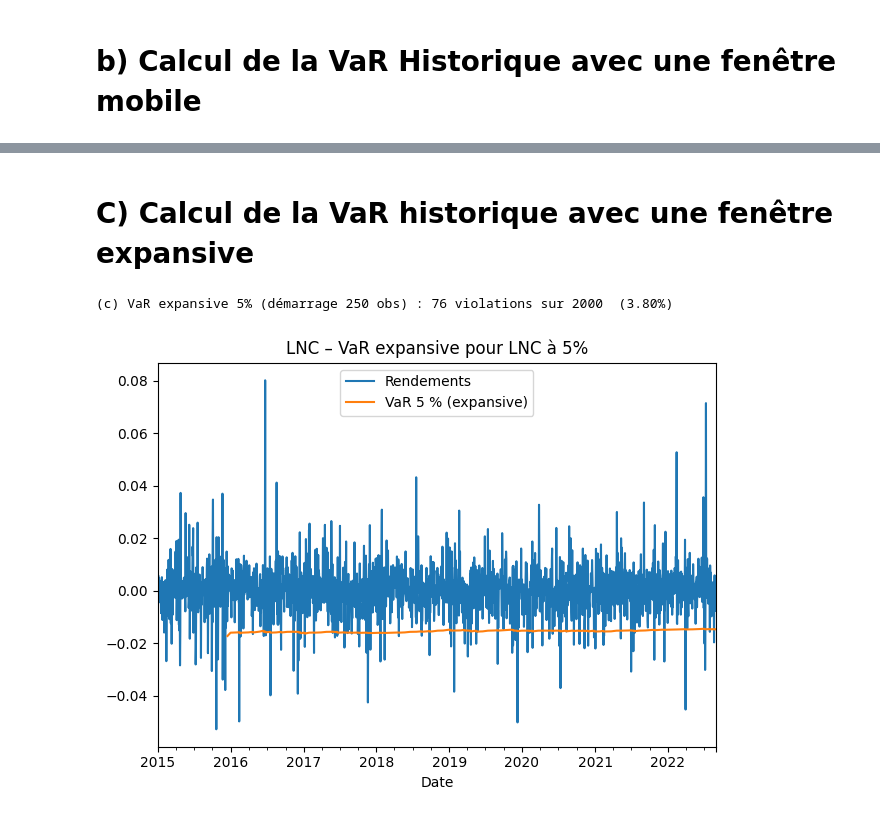
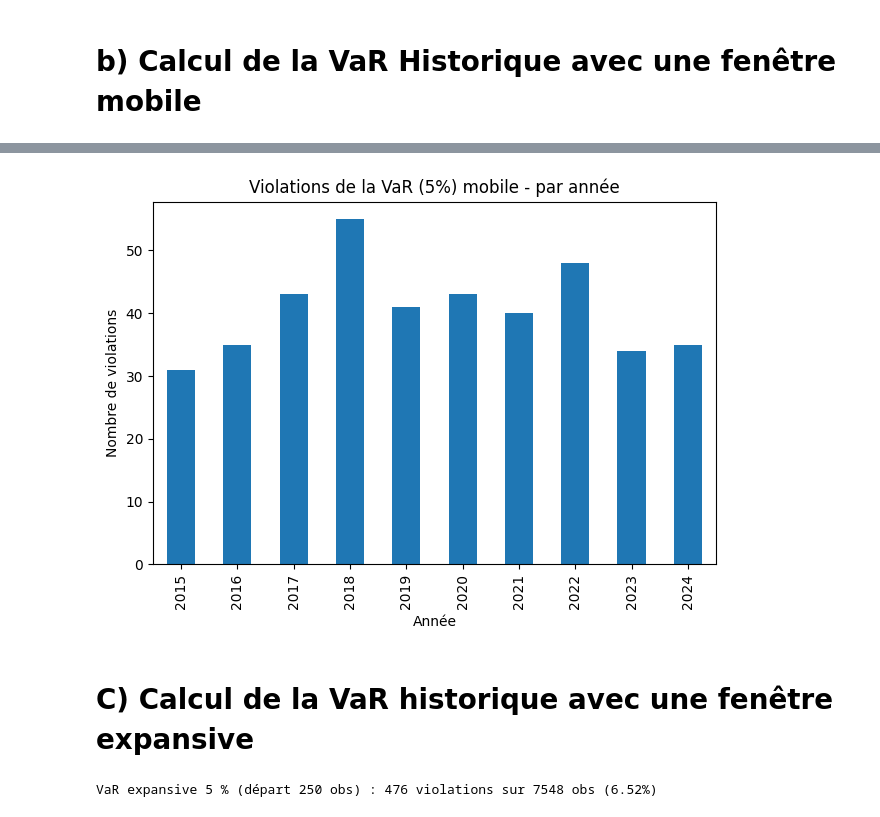
Before and after one commit to VincentD1209/TP1-ECONO, a Jupyter notebook: TP1 Q4.ipynb, the cells around one changed output, grey strips where cells are left out. Drawn from its saved outputs; the diff is of its cells as text; code cells hidden in the pictures.

```diff
--- a/TP1 Q4.ipynb
+++ b/TP1 Q4.ipynb
@@ -119,30 +132,27 @@ plt.show()
+# %%
+# b) histogramme annuel du nombre de violations
+viol_annuel = viol.dropna().astype(int).resample("Y").sum()
+
+plt.figure()
+viol_annuel.index = viol_annuel.index.year
+viol_annuel.plot(kind="bar")
+plt.title("Violations de la VaR (5%) mobile - par année")
+plt.xlabel("Année")
+plt.ylabel("Nombre de violations")
+plt.tight_layout()
+plt.show()
+# %% [output]
+[figure, added]
 # %% [markdown]
 # C) Calcul de la VaR historique avec une fenêtre expansive
 # %%
-# c) Calcul de la VaR historique avec fenêtre expansive
+# c) Calcul de la VaR expansive
 
-def var_historique_expansive(x, alpha=ALPHA, min_start=MIN_START):
-    out = pd.Series(index=x.index, dtype=float)
-    for i in range(len(x)):
-        if i + 1 >= min_start:
-            out.iloc[i] = np.quantile(x.iloc[:i+1].dropna().values, alpha)
-    return out
+var_exp = r.expanding(min_periods=DEPART_MIN).quantile(ALPHA)
 
-VaR_exp = var_historique_expansive(rendements)
-viol_exp = violations(rendements, VaR_exp)
+# violations (rendement plus petit que VaR expansive)
+viol_exp = (r < var_exp)
 
-print(f"\n(c) VaR expansive 5% (démarrage {MIN_START} obs) : "
-      f"{viol_exp.sum()} violations sur {viol_exp.count()}  "
-      f"({viol_exp.mean():.2%})")
-
-plt.figure()
-rendements.plot(label="Rendements")
-VaR_exp.plot(label="VaR 5 % (expansive)")
-plt.legend()
-plt.title(f"{TICKER} – VaR expansive pour LNC à 5%")
-plt.xlabel("Date")
-plt.tight_layout()
-plt.show()
+print(f"VaR expansive 5 % (départ {DEPART_MIN} obs) : {viol_exp.sum()} violations sur {len(viol_exp)} obs ({viol_exp.mean():.2%})")
 # %% [output]
-(c) VaR expansive 5% (démarrage 250 obs) : 76 violations sur 2000  (3.80%)
+VaR expansive 5 % (départ 250 obs) : 476 violations sur 7548 obs (6.52%)
-[figure, removed]
```
Also changed, not shown: parts of 9 cells of this notebook, 2 other files.
